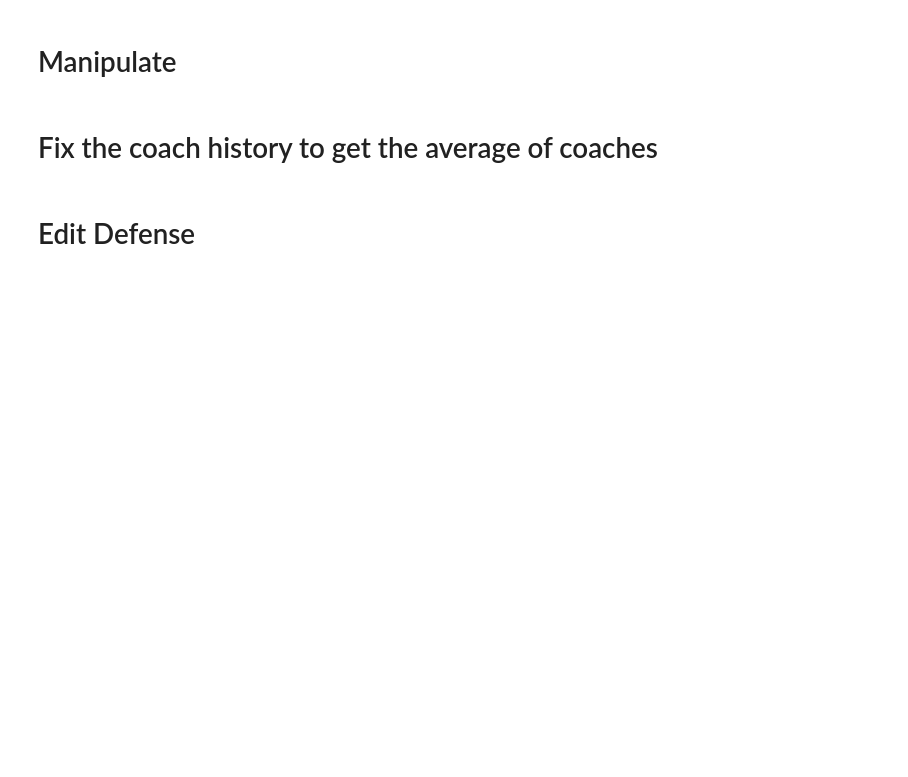
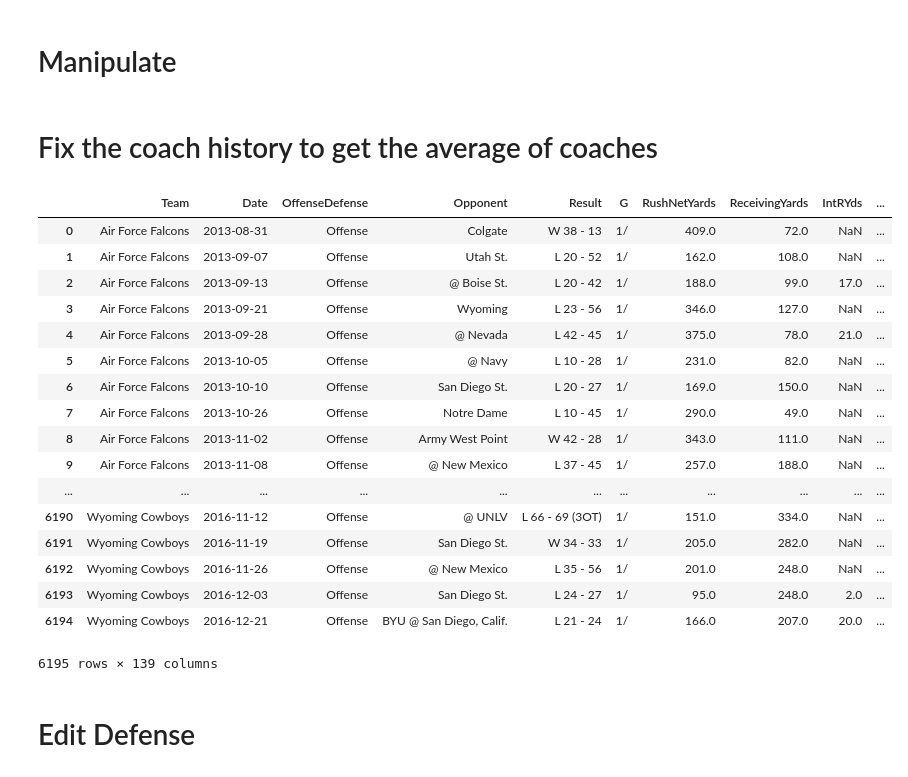
Before and after one commit to cjohns38/ncaafootball, a Jupyter notebook: StartingDataManipulation.ipynb, the cells around one changed output. Cells and saved outputs as stored; diff of their text form; code cells hidden in the pictures; blank space fills up the shorter version.

```diff
--- a/StartingDataManipulation.ipynb
+++ b/StartingDataManipulation.ipynb
@@ -298,6 +306,27 @@ def coach_history(data, year):
 coach_variables = ['Coach_wins', 'Coach_losses', 'Coach_WL', 'Coach_years']
 tmp = tmp.copy()
 tmp[coach_variables] = tmp.apply(lambda x: coach_history(x['coach'], x['year']), axis = 1)
+# %%
+tmp
+# %% [output]
+|  | Team | Date | OffenseDefense | Opponent | Result | G | RushNetYards | ReceivingYards | IntRYds | ... |
+| 0 | Air Force Falcons | 2013-08-31 | Offense | Colgate | W 38 - 13 | 1/ | 409.0 | 72.0 | NaN | ... |
+| 1 | Air Force Falcons | 2013-09-07 | Offense | Utah St. | L 20 - 52 | 1/ | 162.0 | 108.0 | NaN | ... |
+| 2 | Air Force Falcons | 2013-09-13 | Offense | @ Boise St. | L 20 - 42 | 1/ | 188.0 | 99.0 | 17.0 | ... |
+| 3 | Air Force Falcons | 2013-09-21 | Offense | Wyoming | L 23 - 56 | 1/ | 346.0 | 127.0 | NaN | ... |
+| 4 | Air Force Falcons | 2013-09-28 | Offense | @ Nevada | L 42 - 45 | 1/ | 375.0 | 78.0 | 21.0 | ... |
+| 5 | Air Force Falcons | 2013-10-05 | Offense | @ Navy | L 10 - 28 | 1/ | 231.0 | 82.0 | NaN | ... |
+| 6 | Air Force Falcons | 2013-10-10 | Offense | San Diego St. | L 20 - 27 | 1/ | 169.0 | 150.0 | NaN | ... |
+| 7 | Air Force Falcons | 2013-10-26 | Offense | Notre Dame | L 10 - 45 | 1/ | 290.0 | 49.0 | NaN | ... |
+| 8 | Air Force Falcons | 2013-11-02 | Offense | Army West Point | W 42 - 28 | 1/ | 343.0 | 111.0 | NaN | ... |
+| 9 | Air Force Falcons | 2013-11-08 | Offense | @ New Mexico | L 37 - 45 | 1/ | 257.0 | 188.0 | NaN | ... |
+| ... | ... | ... | ... | ... | ... | ... | ... | ... | ... | ... |
+| 6190 | Wyoming Cowboys | 2016-11-12 | Offense | @ UNLV | L 66 - 69 (3OT) | 1/ | 151.0 | 334.0 | NaN | ... |
+| 6191 | Wyoming Cowboys | 2016-11-19 | Offense | San Diego St. | W 34 - 33 | 1/ | 205.0 | 282.0 | NaN | ... |
+| 6192 | Wyoming Cowboys | 2016-11-26 | Offense | @ New Mexico | L 35 - 56 | 1/ | 201.0 | 248.0 | NaN | ... |
+| 6193 | Wyoming Cowboys | 2016-12-03 | Offense | San Diego St. | L 24 - 27 | 1/ | 95.0 | 248.0 | 2.0 | ... |
+| 6194 | Wyoming Cowboys | 2016-12-21 | Offense | BYU @ San Diego, Calif. | L 21 - 24 | 1/ | 166.0 | 207.0 | 20.0 | ... |
+6195 rows × 139 columns
 # %% [markdown]
 # Edit Defense
 # %%
```
Also changed, not shown: parts of 1 cell of this notebook, 3 other files.
